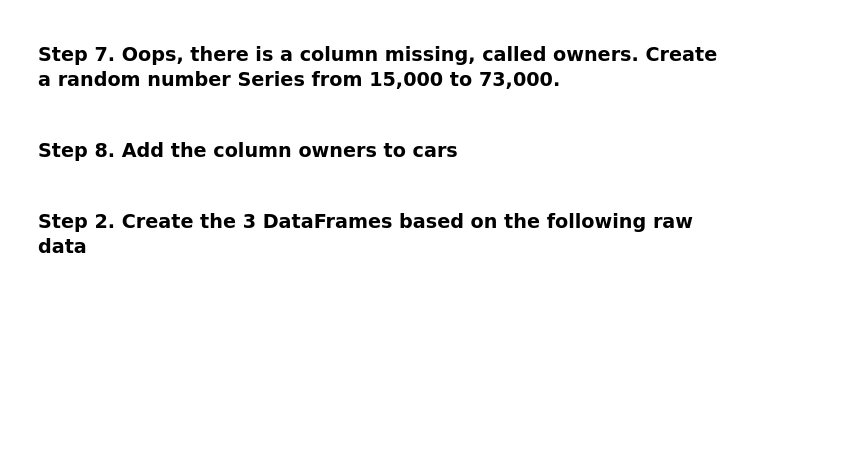
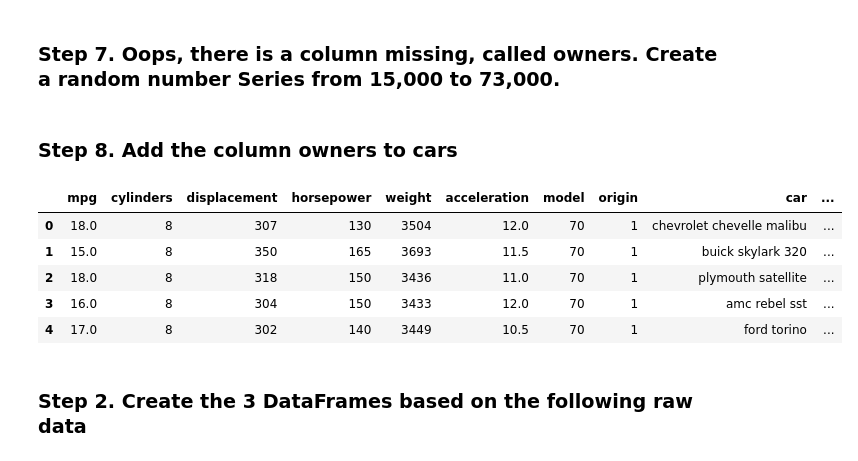
Before and after one commit to hichamsergi/Hacker-Rank, a Jupyter notebook: Pandas_exercise/MACRO.ipynb, the cells around one changed output. Saved outputs shown, nothing was run; the diff lists cells and outputs as text; code cells hidden in the pictures; blank space fills up the shorter version.

```diff
--- a/Pandas_exercise/MACRO.ipynb
+++ b/Pandas_exercise/MACRO.ipynb
@@ -1433,2 +1459,6 @@ df.head()
 # %% [markdown]
 ### Step 4. Oops, it seems our first dataset has some unnamed blank columns, fix cars1
+# %%
+columns_2_del = cars1.loc[:, 'Unnamed: 9':].columns
+
+cars1.drop(labels=columns_2_del, axis=1, inplace=True)
@@ -1437,2 +1482,4 @@ df.head()
 # %% [markdown]
 ### Step 6. Join cars1 and cars2 into a single DataFrame called cars
+# %%
+cars = pd.concat([cars1, cars2], ignore_index=True)
@@ -1441,5 +1499,16 @@ df.head()
 # %% [markdown]
 ### Step 8. Add the column owners to cars
+# %%
+cars["owners"] = np.random.randint(15000, 73001, len(cars))
+# %%
+cars.head()
+# %% [output]
+|  | mpg | cylinders | displacement | horsepower | weight | acceleration | model | origin | car | ... |
+| 0 | 18.0 | 8 | 307 | 130 | 3504 | 12.0 | 70 | 1 | chevrolet chevelle malibu | ... |
+| 1 | 15.0 | 8 | 350 | 165 | 3693 | 11.5 | 70 | 1 | buick skylark 320 | ... |
+| 2 | 18.0 | 8 | 318 | 150 | 3436 | 11.0 | 70 | 1 | plymouth satellite | ... |
+| 3 | 16.0 | 8 | 304 | 150 | 3433 | 12.0 | 70 | 1 | amc rebel sst | ... |
+| 4 | 17.0 | 8 | 302 | 140 | 3449 | 10.5 | 70 | 1 | ford torino | ... |
 # %% [markdown]
 ### Step 2. Create the 3 DataFrames based on the following raw data
 # %%
```
Also changed, not shown: parts of 18 cells of this notebook, 1 other file.
